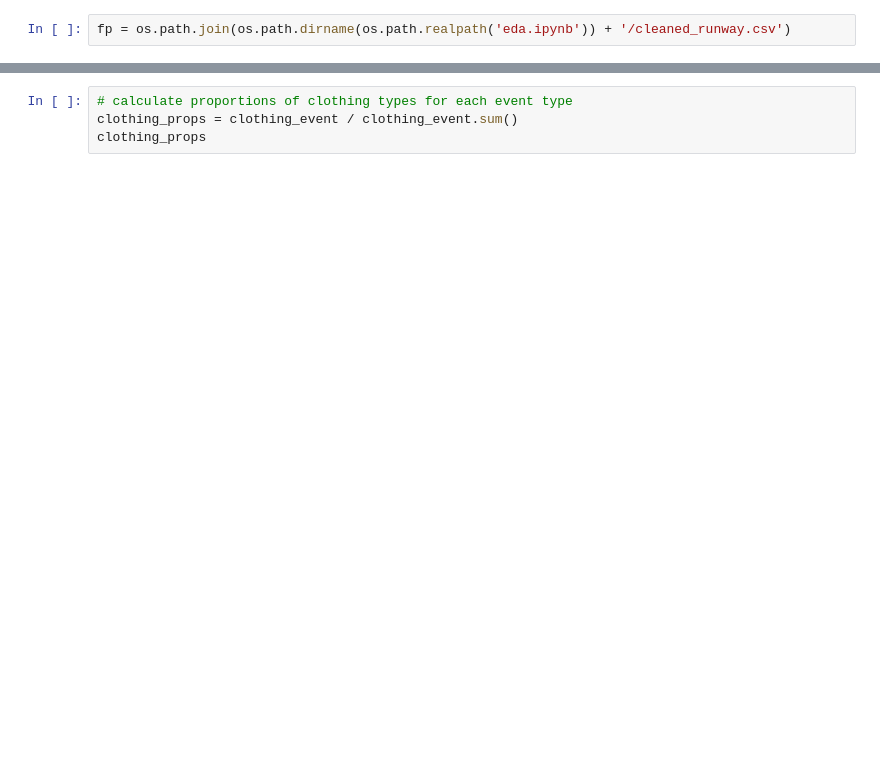
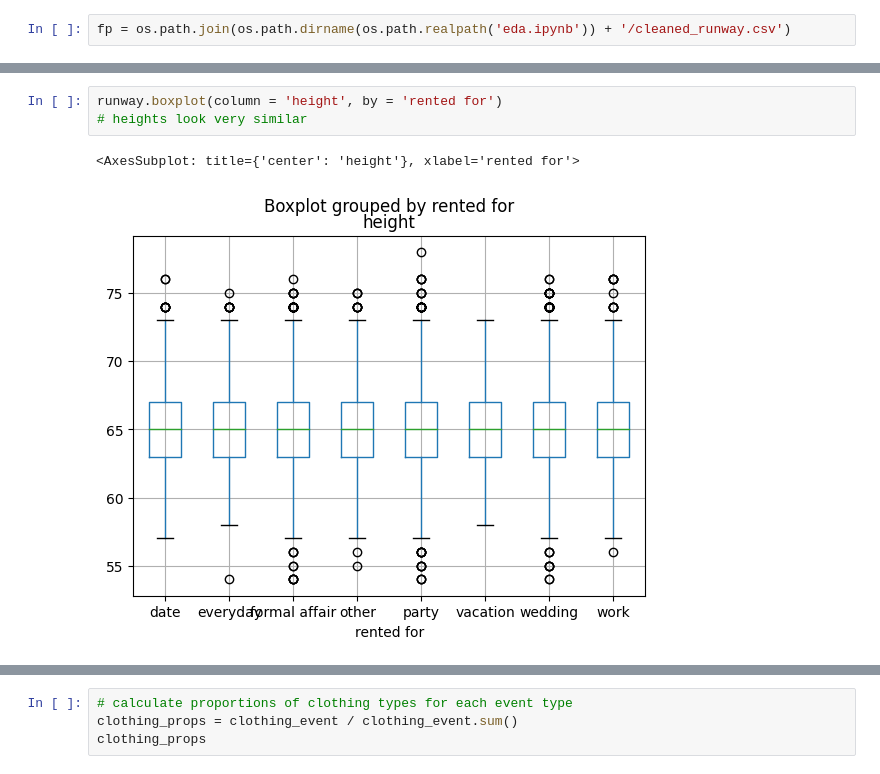
Before and after one commit to LtAstros/CSE158RTRProject, a Jupyter notebook: eda.ipynb, the cells around one changed output, grey strips where cells are left out. Cells and saved outputs as stored; diff of their text form; blank space fills up the shorter version.

```diff
--- a/eda.ipynb
+++ b/eda.ipynb
@@ -75,0 +198,6 @@ p
+# %%
+runway.boxplot(column = 'height', by = 'rented for')
+# heights look very similar
+# %% [output]
+<AxesSubplot: title={'center': 'height'}, xlabel='rented for'>
+[figure, added]
```
Also changed, not shown: parts of 35 cells of this notebook, 1 other file.
